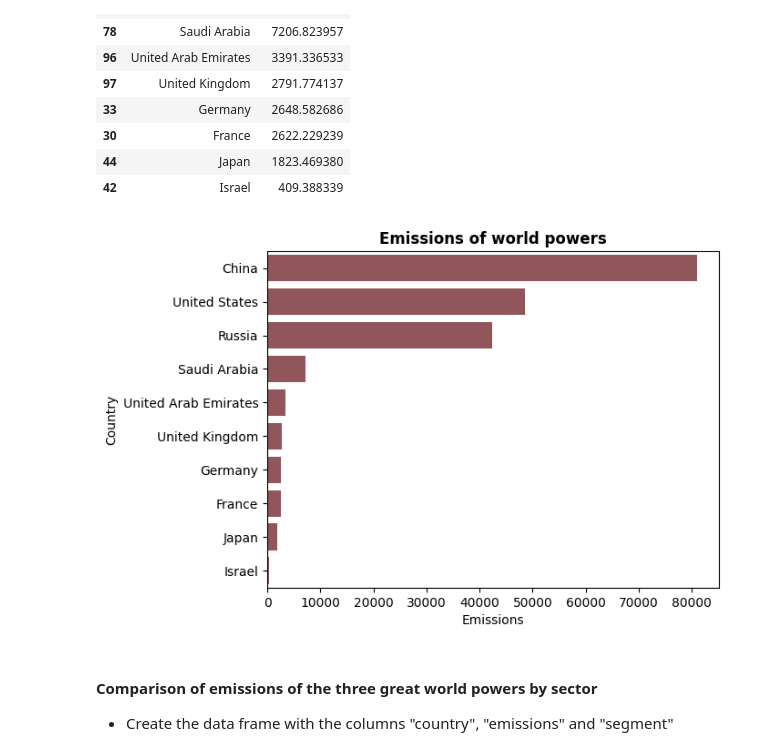
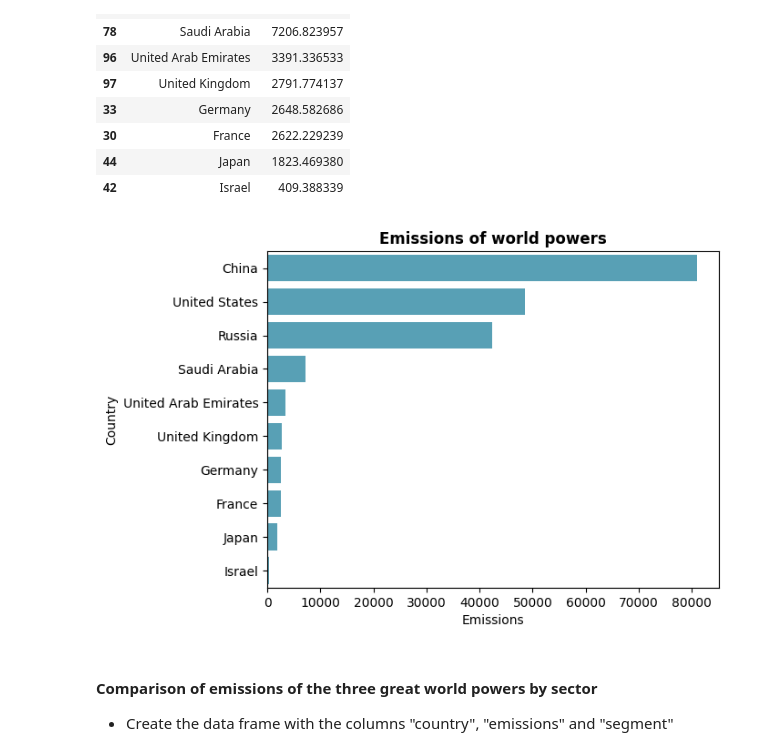
Before and after one commit to William-CCS96/matplotlib_seaborn_libraries_global_methane_emissions, a Jupyter notebook: notebooks/0_0_matplotlib_seaborn-libraries_global_methane_emissions.ipynb, the cells around one changed output. Cells and saved outputs as stored; diff of their text form; code cells hidden in the pictures.

```diff
--- a/notebooks/0_0_matplotlib_seaborn-libraries_global_methane_emissions.ipynb
+++ b/notebooks/0_0_matplotlib_seaborn-libraries_global_methane_emissions.ipynb
@@ -57,3 +55,5 @@ colors=["#9b4b54","#c79fa4"]
+# %%
+colors = ["#49A8C4", "#0E3547", "#6B6B6B"]
 # %%
 sns.barplot(data = df_emissions, y ="region", x ="emissions", hue = "baseYear", errorbar=None, palette=colors)
 plt.title("Emissions by region and year (kiloton)")
@@ -315,13 +312,13 @@ df_world_powers
 | 44 | Japan | 1823.469380 |
 | 42 | Israel | 409.388339 |
 # %%
-sns.barplot(data=df_world_powers, x="emissions", y="country", errorbar=None, color="#9b4b54");
+sns.barplot(data=df_world_powers, x="emissions", y="country", errorbar=None, color = colors[0])
 plt.xlabel("Emissions")
 plt.ylabel("Country")
 plt.title("Emissions of world powers", fontweight="bold")
-plt.show();
+plt.show()
 # %% [output]
-[figure, old version]
+[figure, new version]
 # %% [markdown]
 #### Comparison of emissions of the three great world powers by sector
 * Create the data frame with the columns "country", "emissions" and "segment"
```
Also changed, not shown: parts of 10 cells of this notebook, 1 other file.
